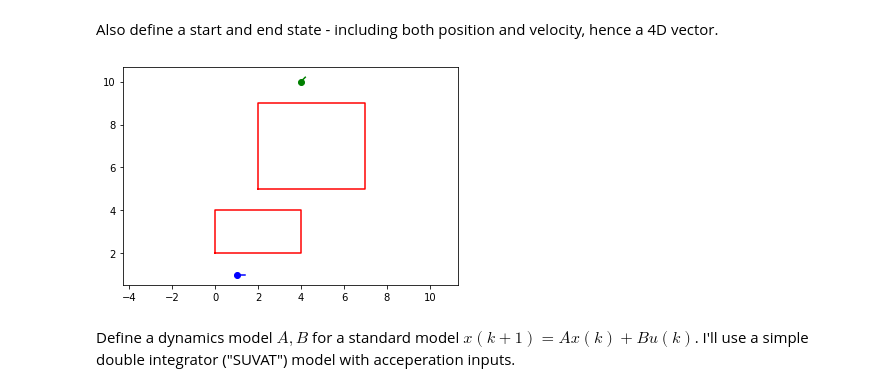
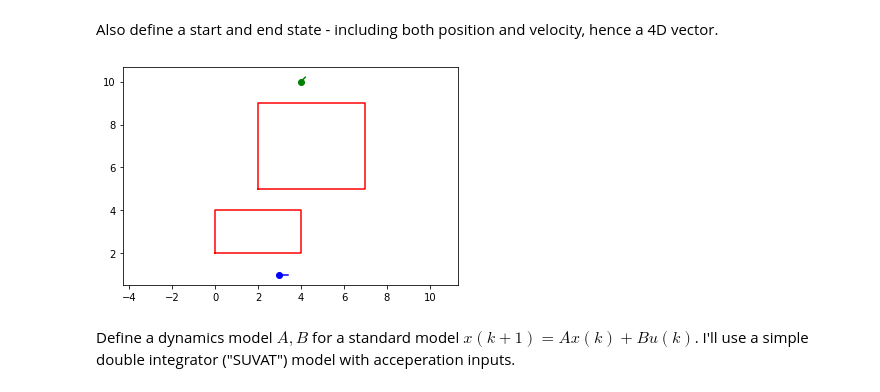
Before and after one commit to arthurrichards77/smply, a Jupyter notebook: milp_path.ipynb, the cells around one changed output. Cells and saved outputs as stored; diff of their text form; code cells hidden in the pictures.

```diff
--- a/milp_path.ipynb
+++ b/milp_path.ipynb
@@ -38,23 +36,23 @@ plt.show()
 # %% [markdown]
 Also define a start and end state - including both position and velocity, hence a 4D vector.
 # %%
-x_start = np.array([1,1,2,0])
+x_start = np.array([3,1,2,0])
 x_goal = np.array([4,10,1,1])
 
 def plot_state(x, col, dt = 0.2):
   plt.plot(x[0],x[1],col+'o')
   plt.plot([x[0],x[0]+dt*x[2]],[x[1],x[1]+dt*x[3]],col+'-')
 
 plot_state(x_goal,'g')
 plot_state(x_start, 'b')
 
 for ob in obstacles:
   plot_obst_box(ob)
 
 plt.axis('equal')
 plt.show()
 # %% [output]
-[figure, old version]
+[figure, new version]
 # %% [markdown]
 Define a dynamics model $A,B$ for a standard model $x(k+1) = Ax(k)+Bu(k)$.  I'll use a simple double integrator ("SUVAT") model with acceperation inputs.
 # %%
```
Also changed, not shown: parts of 10 cells of this notebook.
